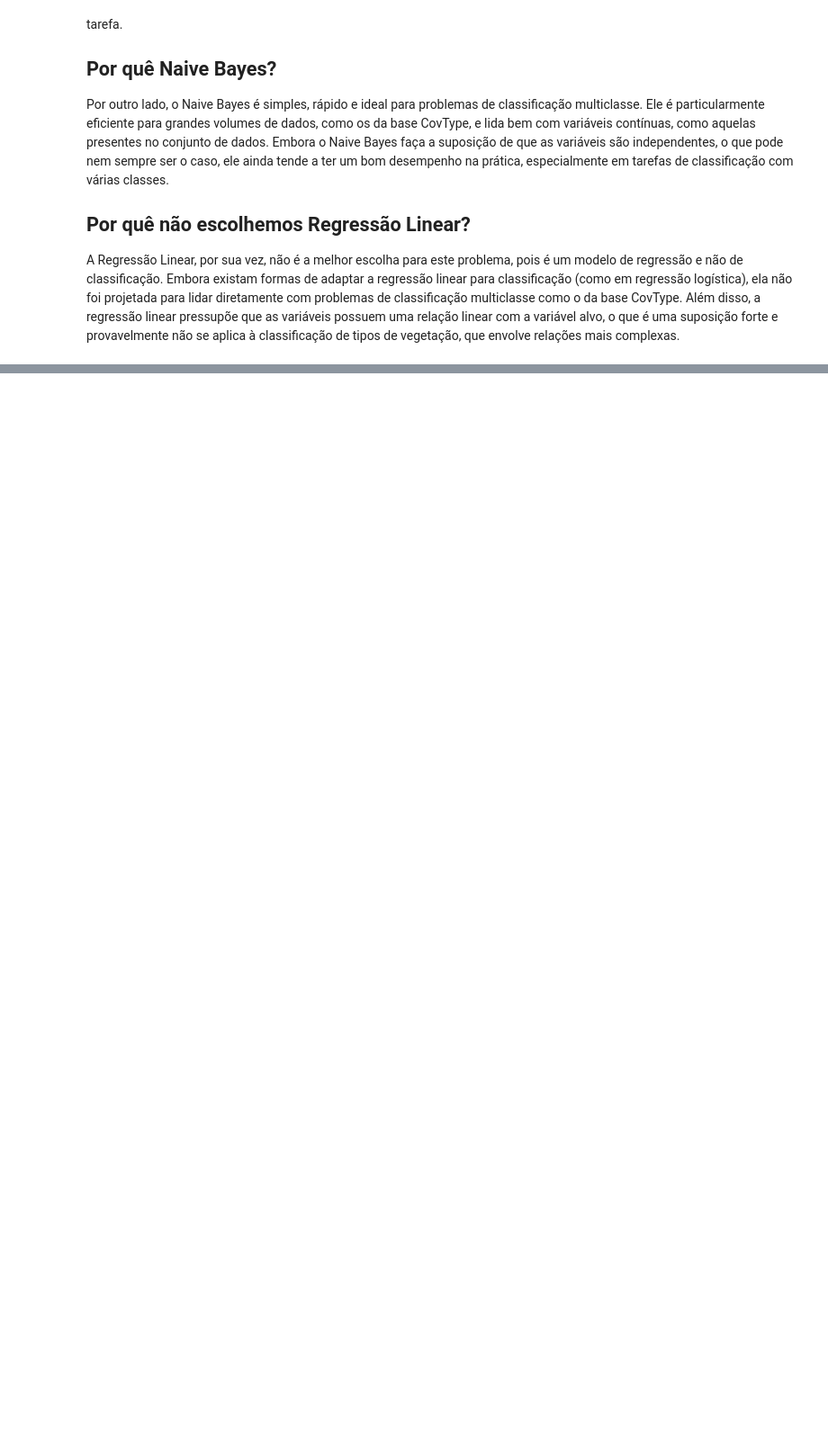
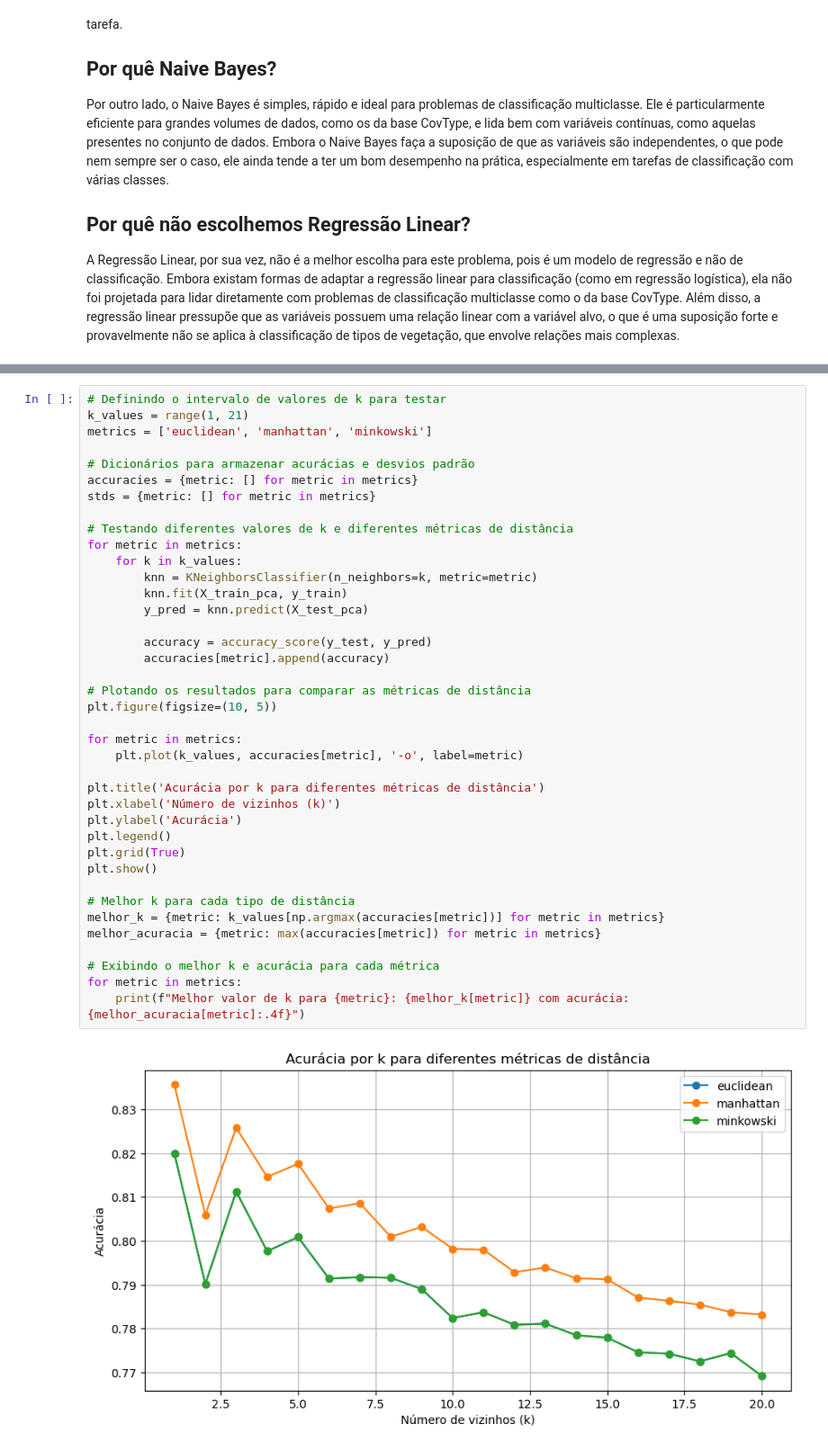
Before and after one commit to melseleghin/algoritmos-supervisionados, a Jupyter notebook: report.ipynb, the cells around one changed output, grey strips where cells are left out. Shown at 90% size. Drawn from its saved outputs; the diff is of its cells as text; blank space fills up the shorter version.

```diff
--- a/report.ipynb
+++ b/report.ipynb
@@ -164,0 +323,41 @@ A Regressão Linear, por sua vez, não é a melhor escolha para este problema, p
+# %%
+# Definindo o intervalo de valores de k para testar
+k_values = range(1, 21)
+metrics = ['euclidean', 'manhattan', 'minkowski']
+
+# Dicionários para armazenar acurácias e desvios padrão
+accuracies = {metric: [] for metric in metrics}
+stds = {metric: [] for metric in metrics}
+
+# Testando diferentes valores de k e diferentes métricas de distância
+for metric in metrics:
+    for k in k_values:
+        knn = KNeighborsClassifier(n_neighbors=k, metric=metric)
+        knn.fit(X_train_pca, y_train)
+        y_pred = knn.predict(X_test_pca)
+
+        accuracy = accuracy_score(y_test, y_pred)
+        accuracies[metric].append(accuracy)
+
+# Plotando os resultados para comparar as métricas de distância
+plt.figure(figsize=(10, 5))
+
+for metric in metrics:
+    plt.plot(k_values, accuracies[metric], '-o', label=metric)
+
+plt.title('Acurácia por k para diferentes métricas de distância')
+plt.xlabel('Número de vizinhos (k)')
+plt.ylabel('Acurácia')
+plt.legend()
+plt.grid(True)
+plt.show()
+
+# Melhor k para cada tipo de distância
+melhor_k = {metric: k_values[np.argmax(accuracies[metric])] for metric in metrics}
+melhor_acuracia = {metric: max(accuracies[metric]) for metric in metrics}
+
+# Exibindo o melhor k e acurácia para cada métrica
+for metric in metrics:
+    print(f"Melhor valor de k para {metric}: {melhor_k[metric]} com acurácia: {melhor_acuracia[metric]:.4f}")
+# %% [output]
+[figure, added]
```
Also changed, not shown: parts of 29 cells of this notebook, 1 other file.
